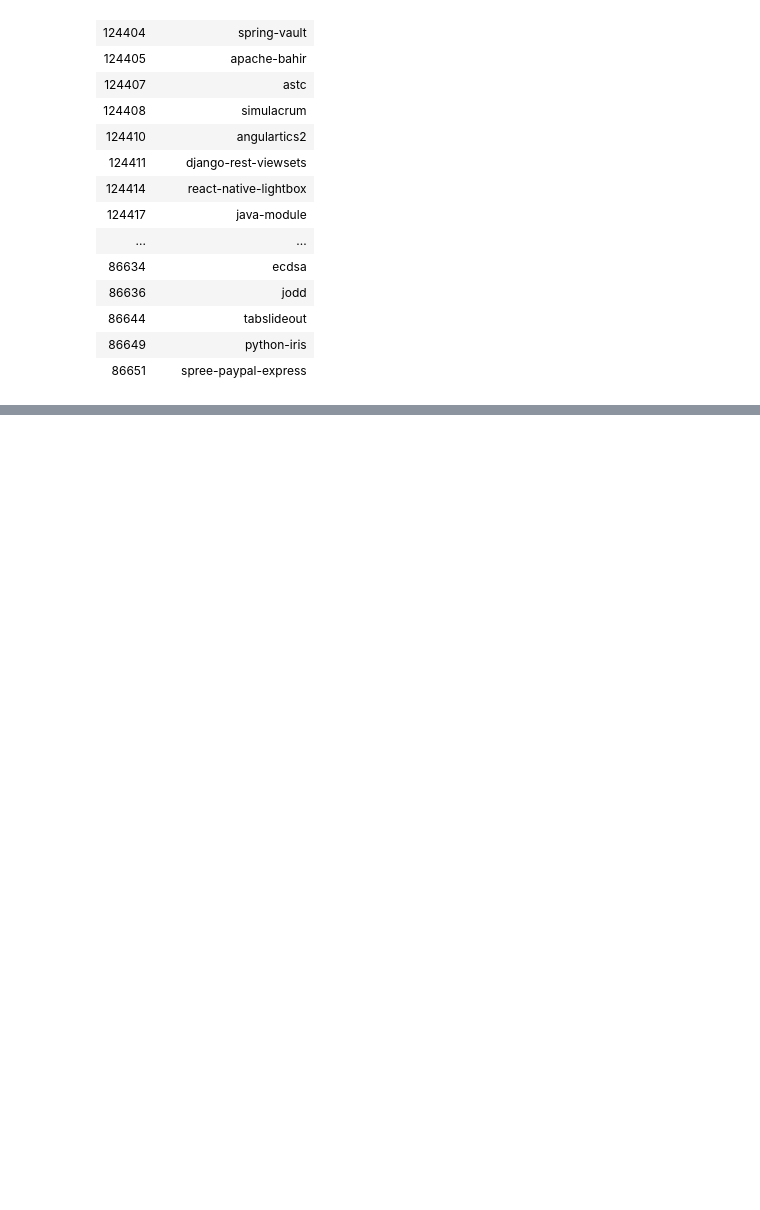
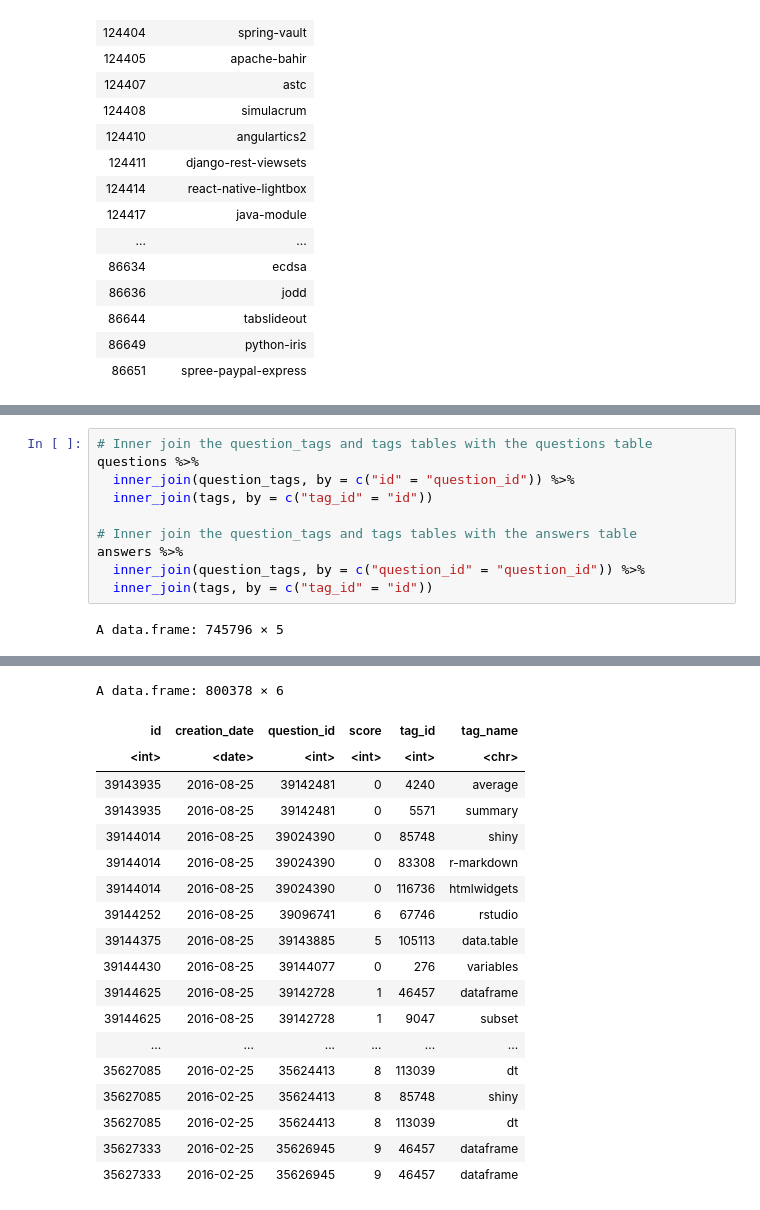
Before and after one commit to AI-MOO/Data_Scientist_with_R, a Jupyter notebook: 05_Joining_Data_with_dplyr/04_Case_Study_Joins_on_Stack_Overflow_Data.ipynb, the cells around one changed output, grey strips where cells are left out. Cells and saved outputs as stored; diff of their text form; blank space fills up the shorter version.

```diff
--- a/05_Joining_Data_with_dplyr/04_Case_Study_Joins_on_Stack_Overflow_Data.ipynb
+++ b/05_Joining_Data_with_dplyr/04_Case_Study_Joins_on_Stack_Overflow_Data.ipynb
@@ -95,0 +253,12 @@ A data.frame: 40458 × 2
+# %%
+# Inner join the question_tags and tags tables with the questions table
+questions %>%
+  inner_join(question_tags, by = c("id" = "question_id")) %>%
+  inner_join(tags, by = c("tag_id" = "id"))
+
+# Inner join the question_tags and tags tables with the answers table
+answers %>%
+  inner_join(question_tags, by = c("question_id" = "question_id")) %>%
+  inner_join(tags, by = c("tag_id" = "id"))
+# %% [output]
+A data.frame: 745796 × 5
@@ -95,0 +283,19 @@ A data.frame: 40458 × 2
+A data.frame: 800378 × 6
+| id | creation_date | question_id | score | tag_id | tag_name |
+| <int> | <date> | <int> | <int> | <int> | <chr> |
+| 39143935 | 2016-08-25 | 39142481 | 0 | 4240 | average |
+| 39143935 | 2016-08-25 | 39142481 | 0 | 5571 | summary |
+| 39144014 | 2016-08-25 | 39024390 | 0 | 85748 | shiny |
+| 39144014 | 2016-08-25 | 39024390 | 0 | 83308 | r-markdown |
+| 39144014 | 2016-08-25 | 39024390 | 0 | 116736 | htmlwidgets |
+| 39144252 | 2016-08-25 | 39096741 | 6 | 67746 | rstudio |
+| 39144375 | 2016-08-25 | 39143885 | 5 | 105113 | data.table |
+| 39144430 | 2016-08-25 | 39144077 | 0 | 276 | variables |
+| 39144625 | 2016-08-25 | 39142728 | 1 | 46457 | dataframe |
+| 39144625 | 2016-08-25 | 39142728 | 1 | 9047 | subset |
+| ... | ... | ... | ... | ... | ... |
+| 35627085 | 2016-02-25 | 35624413 | 8 | 113039 | dt |
+| 35627085 | 2016-02-25 | 35624413 | 8 | 85748 | shiny |
+| 35627085 | 2016-02-25 | 35624413 | 8 | 113039 | dt |
+| 35627333 | 2016-02-25 | 35626945 | 9 | 46457 | dataframe |
+| 35627333 | 2016-02-25 | 35626945 | 9 | 46457 | dataframe |
```
Also changed, not shown: parts of 25 cells of this notebook.
